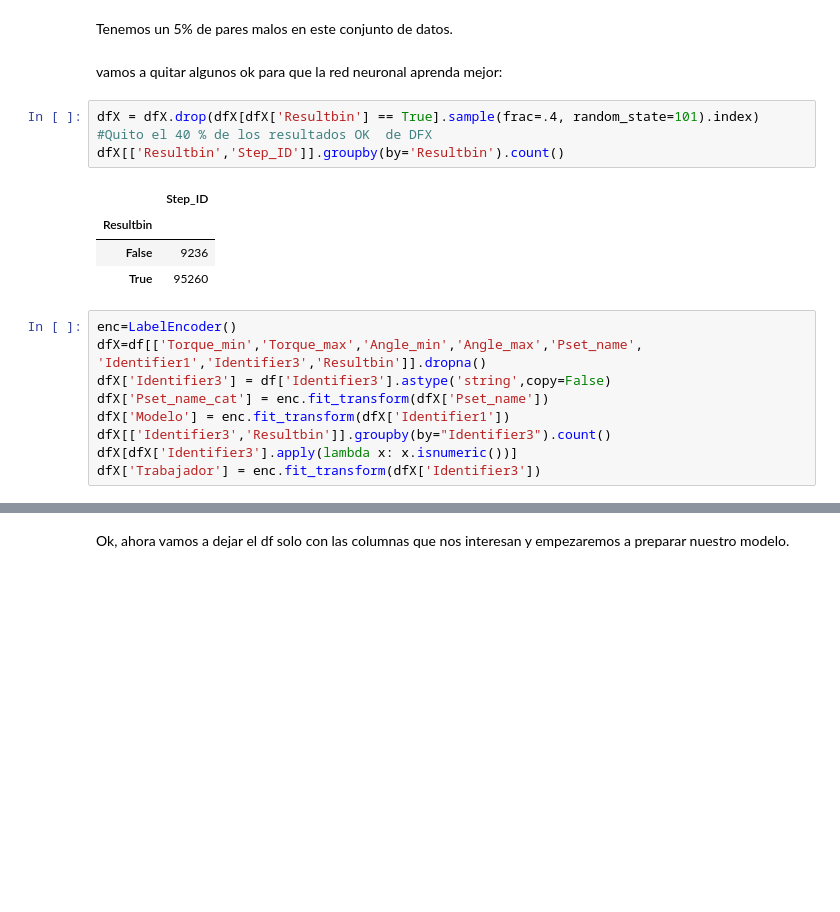
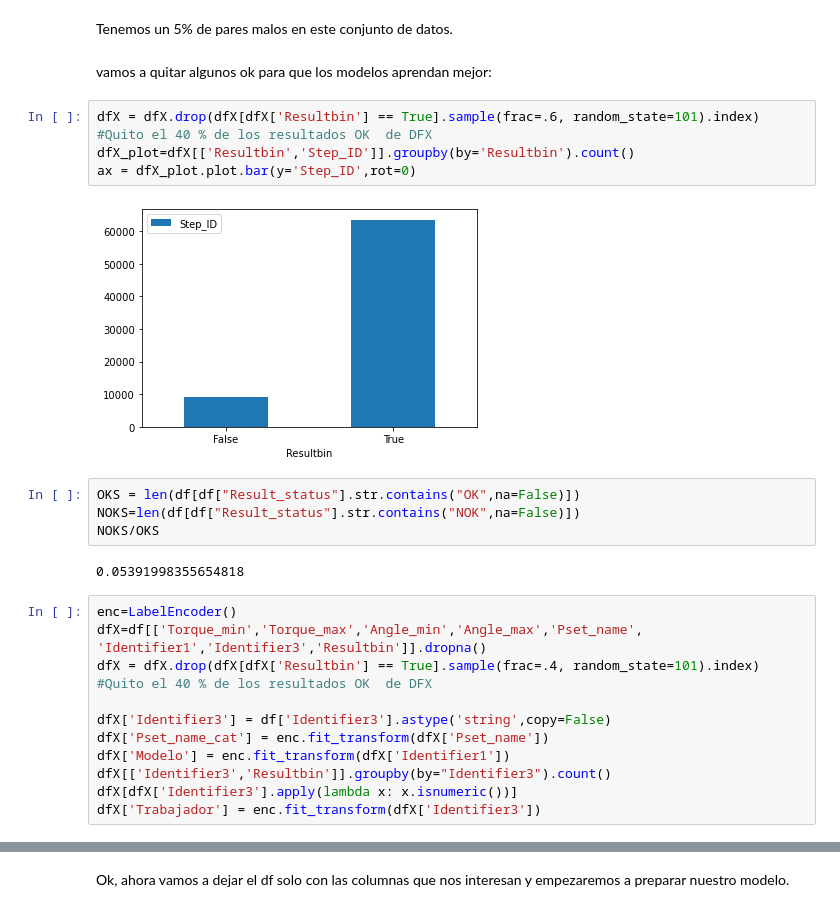
Before and after one commit to guillermodean/TTM_pamplona_NN, a Jupyter notebook: TTM-CNN.ipynb, the cells around one changed output, grey strips where cells are left out. Cells and saved outputs as stored; diff of their text form; blank space fills up the shorter version.

```diff
--- a/TTM-CNN.ipynb
+++ b/TTM-CNN.ipynb
@@ -225,19 +252,26 @@ NOKS/OKS
 # %% [markdown]
 Tenemos un 5% de pares malos en este conjunto de datos.
 # %% [markdown]
-vamos a quitar algunos ok para que la red neuronal aprenda mejor:
+vamos a quitar algunos ok para que los modelos aprendan mejor:
 # %%
-dfX = dfX.drop(dfX[dfX['Resultbin'] == True].sample(frac=.4, random_state=101).index)
+dfX = dfX.drop(dfX[dfX['Resultbin'] == True].sample(frac=.6, random_state=101).index)
 #Quito el 40 % de los resultados OK  de DFX
-dfX[['Resultbin','Step_ID']].groupby(by='Resultbin').count()
+dfX_plot=dfX[['Resultbin','Step_ID']].groupby(by='Resultbin').count()
+ax = dfX_plot.plot.bar(y='Step_ID',rot=0)
 # %% [output]
-|  | Step_ID |
-| Resultbin |  |
-| False | 9236 |
-| True | 95260 |
+[figure, added]
+# %%
+OKS = len(df[df["Result_status"].str.contains("OK",na=False)])
+NOKS=len(df[df["Result_status"].str.contains("NOK",na=False)])
+NOKS/OKS
+# %% [output]
+0.05391998355654818
 # %%
 enc=LabelEncoder()
 dfX=df[['Torque_min','Torque_max','Angle_min','Angle_max','Pset_name',	'Identifier1','Identifier3','Resultbin']].dropna()
+dfX = dfX.drop(dfX[dfX['Resultbin'] == True].sample(frac=.4, random_state=101).index)
+#Quito el 40 % de los resultados OK  de DFX
+
 dfX['Identifier3'] = df['Identifier3'].astype('string',copy=False)
 dfX['Pset_name_cat'] = enc.fit_transform(dfX['Pset_name'])
 dfX['Modelo'] = enc.fit_transform(dfX['Identifier1'])
```
Also changed, not shown: parts of 53 cells of this notebook, 2 other files.
